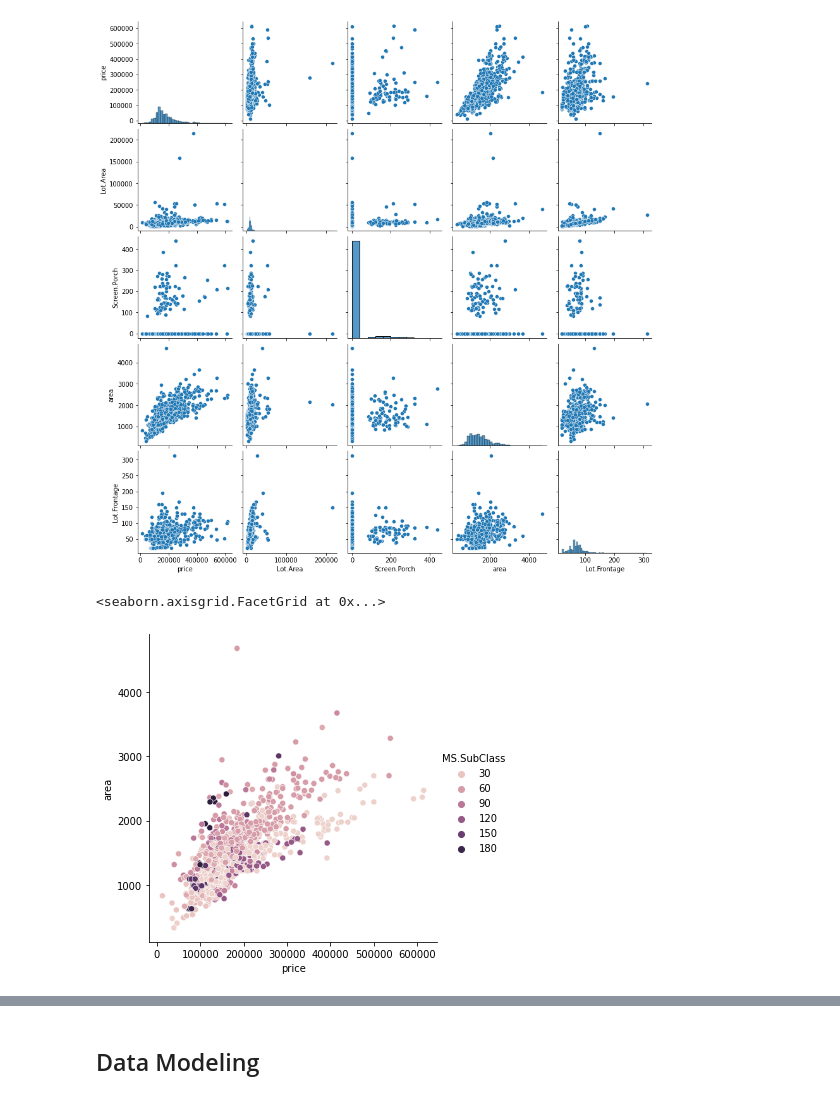
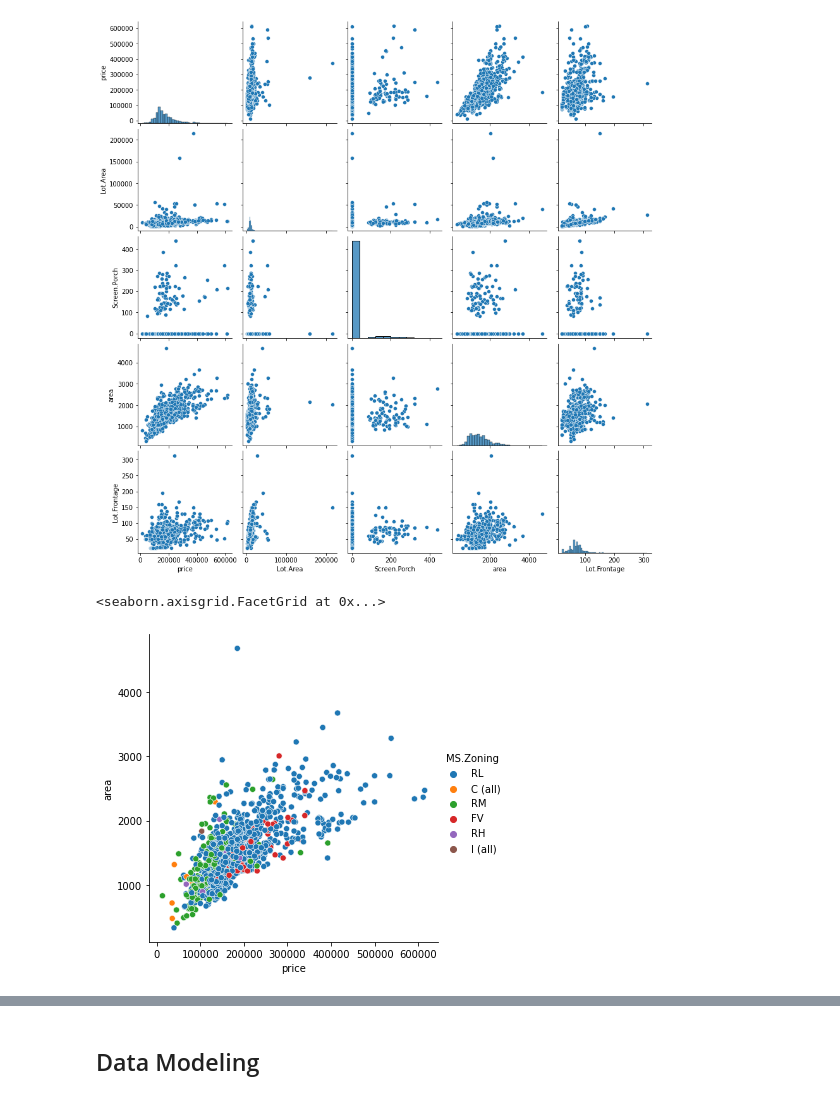
Before and after one commit to luaoliveira/machine-learning, a Jupyter notebook: mv-linear-regression/Minehr/case.ipynb, the cells around one changed output, grey strips where cells are left out. Drawn from its saved outputs; the diff is of its cells as text; code cells hidden in the pictures.

Commit message:
data modeling

```diff
--- a/mv-linear-regression/Minehr/case.ipynb
+++ b/mv-linear-regression/Minehr/case.ipynb
@@ -46,8 +46,8 @@ sns.pairplot(df[['price', 'Lot.Area', 'Screen.Porch', 'area', 'Lot.Frontage']])
 <seaborn.axisgrid.PairGrid at 0x...>
 [figure]
 # %%
-sns.relplot(x = 'price', y='area', hue='MS.SubClass', data=df)
+sns.relplot(x = 'price', y='area', hue='MS.Zoning', data=df)
 # %% [output]
 <seaborn.axisgrid.FacetGrid at 0x...>
-[figure, old version]
+[figure, new version]
 # %%
```
Also changed, not shown: parts of 2 cells of this notebook.
